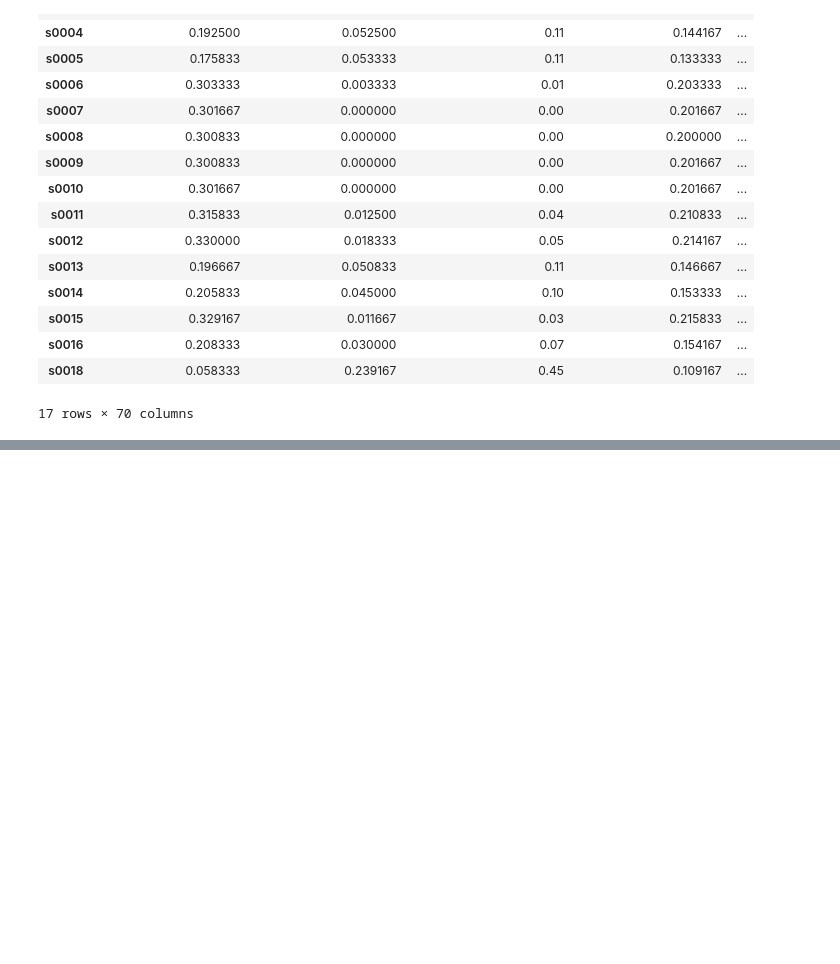
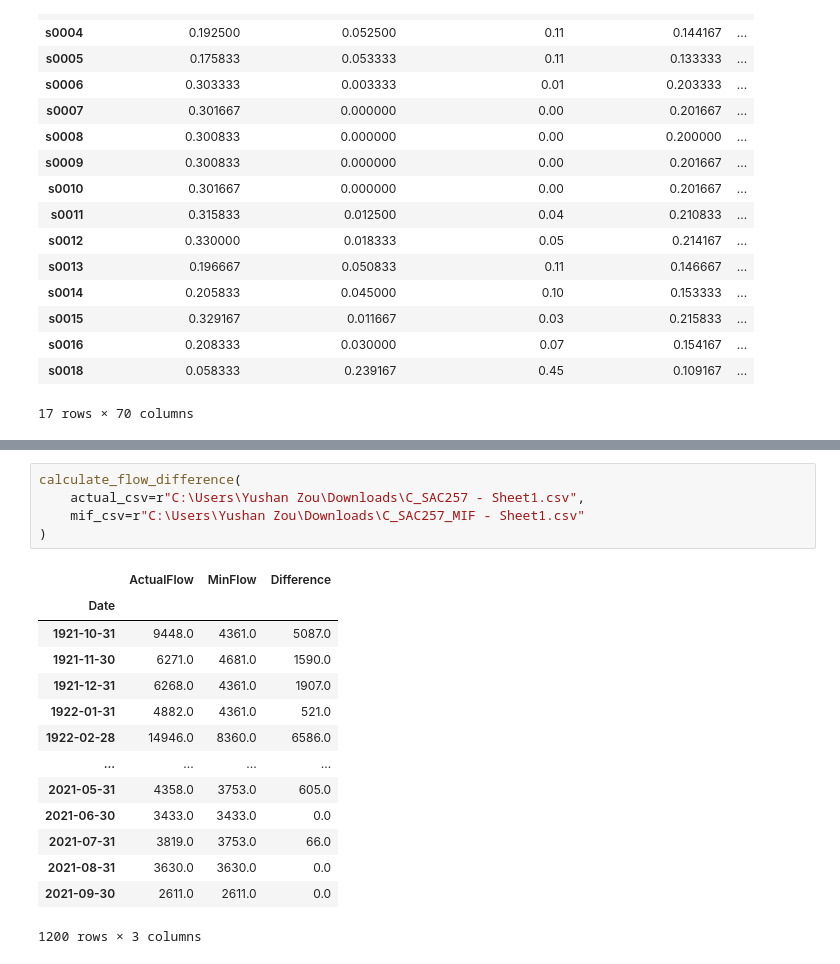
Before and after one commit to maramahmedd/coeqwal, a Jupyter notebook: notebooks/Metrics.ipynb, the cells around one changed output, grey strips where cells are left out. Drawn from its saved outputs; the diff is of its cells as text; blank space fills up the shorter version.

Commit message:
Add Flow Difference Calculation Function

```diff
--- a/notebooks/Metrics.ipynb
+++ b/notebooks/Metrics.ipynb
@@ -679,0 +734,20 @@ combined_df.to_csv(metrics_path + "/all_metrics_output.csv")
+# %%
+calculate_flow_difference(
+    actual_csv=r"C:\Users\Yushan Zou\Downloads\C_SAC257 - Sheet1.csv",
+    mif_csv=r"C:\Users\Yushan Zou\Downloads\C_SAC257_MIF - Sheet1.csv"
+)
+# %% [output]
+|  | ActualFlow | MinFlow | Difference |
+| Date |  |  |  |
+| 1921-10-31 | 9448.0 | 4361.0 | 5087.0 |
+| 1921-11-30 | 6271.0 | 4681.0 | 1590.0 |
+| 1921-12-31 | 6268.0 | 4361.0 | 1907.0 |
+| 1922-01-31 | 4882.0 | 4361.0 | 521.0 |
+| 1922-02-28 | 14946.0 | 8360.0 | 6586.0 |
+| ... | ... | ... | ... |
+| 2021-05-31 | 4358.0 | 3753.0 | 605.0 |
+| 2021-06-30 | 3433.0 | 3433.0 | 0.0 |
+| 2021-07-31 | 3819.0 | 3753.0 | 66.0 |
+| 2021-08-31 | 3630.0 | 3630.0 | 0.0 |
+| 2021-09-30 | 2611.0 | 2611.0 | 0.0 |
+1200 rows × 3 columns
```
Also changed, not shown: parts of 2 cells of this notebook.
